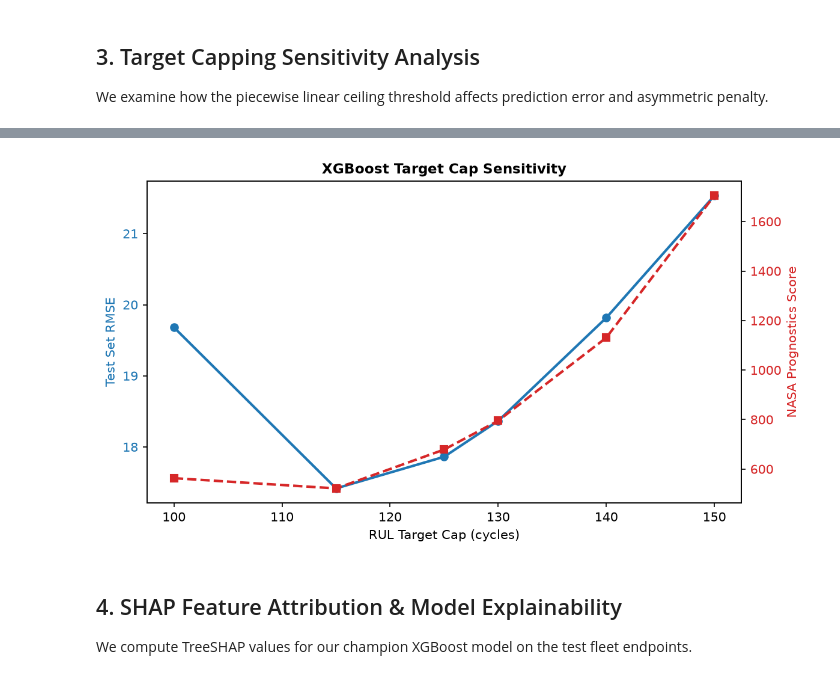
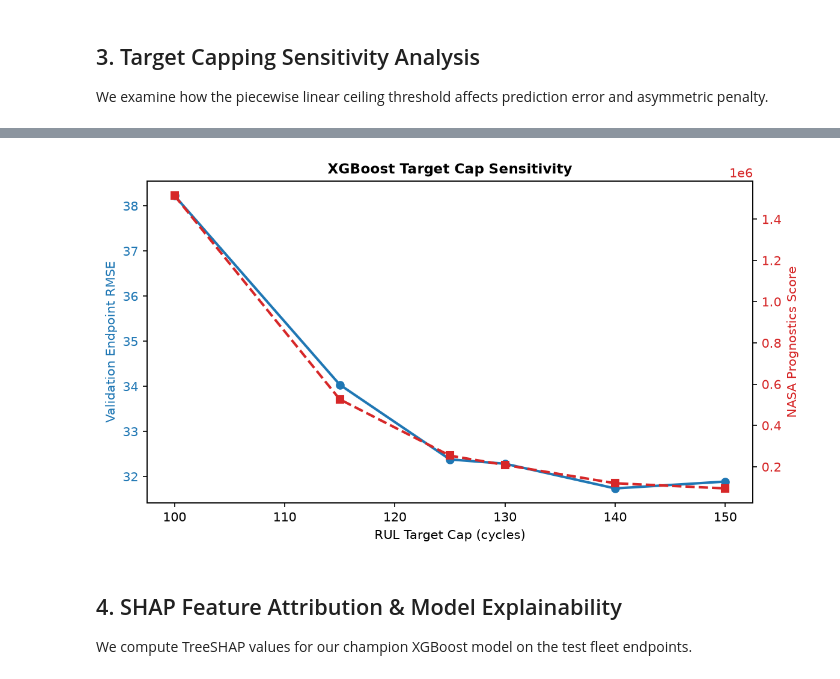
Before and after one commit to khushaalsrivastava444-cmyk/AeroGuard, a Jupyter notebook: notebooks/02_model_benchmarking_and_evaluation.ipynb, the cells around one changed output, grey strips where cells are left out. Cells and saved outputs as stored; diff of their text form; code cells hidden in the pictures.

```diff
--- a/notebooks/02_model_benchmarking_and_evaluation.ipynb
+++ b/notebooks/02_model_benchmarking_and_evaluation.ipynb
@@ -100,24 +104,24 @@ df_cap
 # %%
 fig, ax1 = plt.subplots(figsize=(8, 4.5), dpi=150)
 df_cap_sub = df_cap[df_cap["RUL_Cap"] <= 150]
 
 color = "#1f77b4"
 ax1.set_xlabel("RUL Target Cap (cycles)", fontsize=10)
-ax1.set_ylabel("Test Set RMSE", color=color, fontsize=10)
-ax1.plot(df_cap_sub["RUL_Cap"], df_cap_sub["Test_RMSE"], marker="o", color=color, linewidth=2, label="Test RMSE")
+ax1.set_ylabel("Validation Endpoint RMSE", color=color, fontsize=10)
+ax1.plot(df_cap_sub["RUL_Cap"], df_cap_sub["Val_Endpoint_RMSE"], marker="o", color=color, linewidth=2, label="Val Endpoint RMSE")
 ax1.tick_params(axis="y", labelcolor=color)
 
 ax2 = ax1.twinx()
 color = "#d62728"
 ax2.set_ylabel("NASA Prognostics Score", color=color, fontsize=10)
-ax2.plot(df_cap_sub["RUL_Cap"], df_cap_sub["Test_NASA_Score"], marker="s", color=color, linewidth=2, linestyle="--", label="NASA Score")
+ax2.plot(df_cap_sub["RUL_Cap"], df_cap_sub["Val_Endpoint_NASA"], marker="s", color=color, linewidth=2, linestyle="--", label="Val Endpoint NASA Score")
 ax2.tick_params(axis="y", labelcolor=color)
 
 plt.title("XGBoost Target Cap Sensitivity", fontsize=11, fontweight="bold")
 plt.tight_layout()
 plt.show()
 # %% [output]
-[figure, old version]
+[figure, new version]
 # %% [markdown]
 ## 4. SHAP Feature Attribution & Model Explainability
 
```
Also changed, not shown: parts of 8 cells of this notebook, 27 other files.
